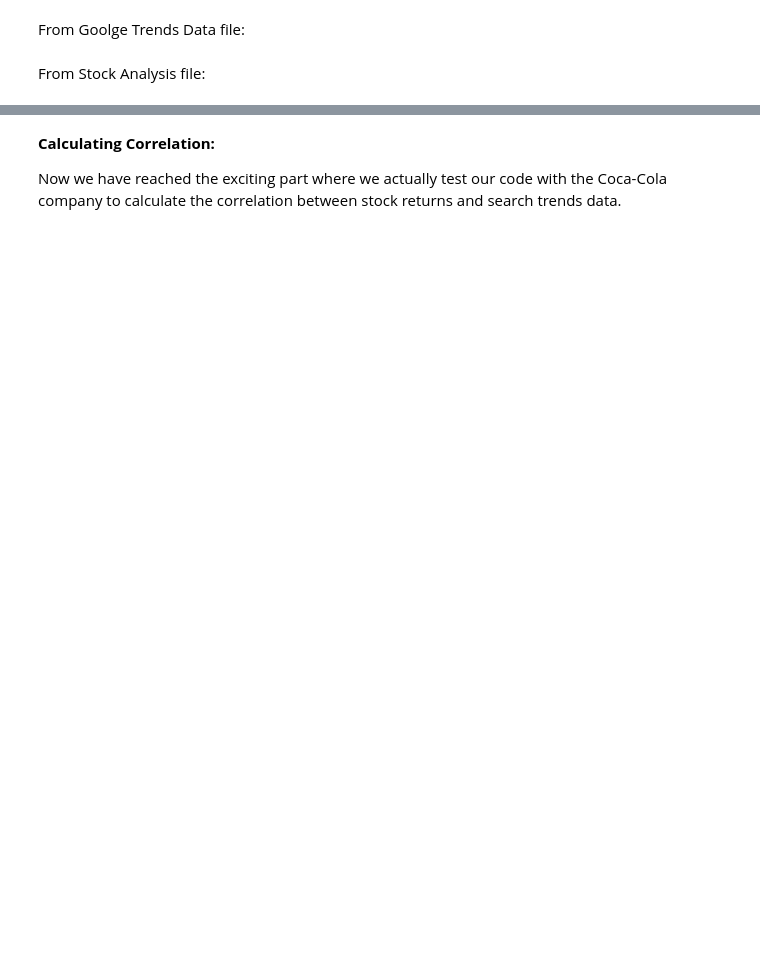
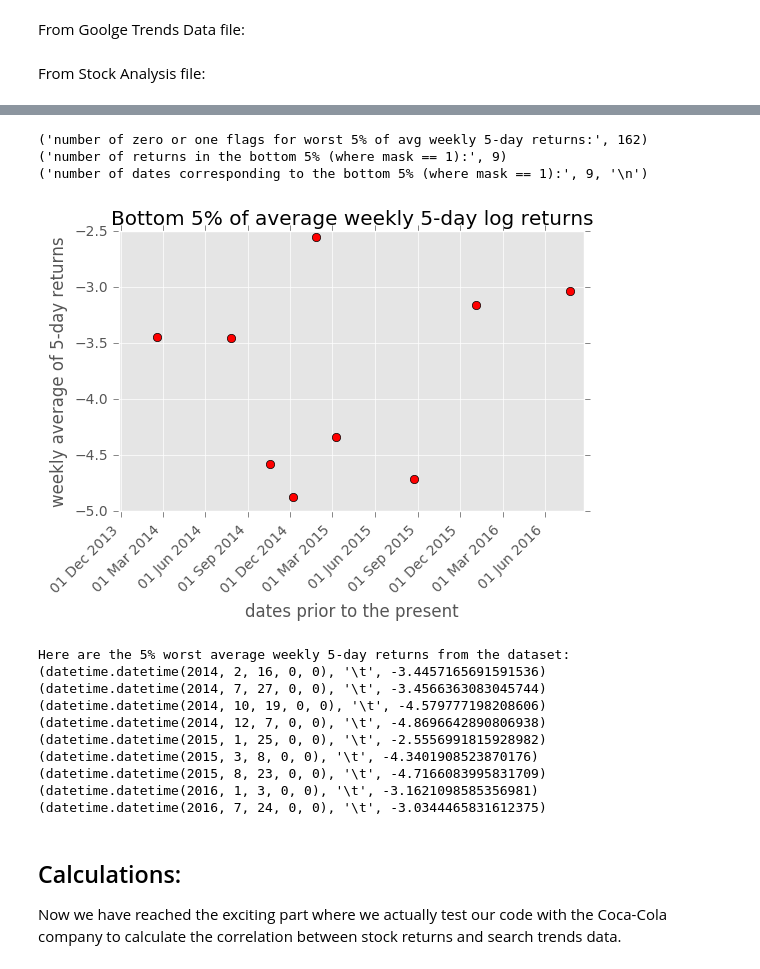
Before and after one commit to matthewebates/financial_data_analysis, a Jupyter notebook: Calculating Correlation.ipynb, the cells around one changed output, grey strips where cells are left out. Saved outputs shown, nothing was run; the diff lists cells and outputs as text; code cells hidden in the pictures; blank space fills up the shorter version.

```diff
--- a/Calculating Correlation.ipynb
+++ b/Calculating Correlation.ipynb
@@ -72,7 +77,7 @@ From Stock Analysis file:
 def getYahooFinanceStockData(stock = '^GSPC', fromMonth = '01', fromDay = '01', fromYear = '1960'):
     #build the url and read the full contents as a string (going back in time upto start of specified year)
     url = 'http://ichart.finance.yahoo.com/table.csv?s=' + stock + '&a=' + fromMonth + '&b=' + fromDay + '&c=' + fromYear
-    fulltext = urllib.request.urlopen(url).read().decode('utf-8')
+    fulltext = urlopen(url).read().decode('utf-8')
 
     #split the fulltext into individual lines based on the newline character
     fulltextlines = fulltext.splitlines()
@@ -83,8 +88,6 @@ def getYahooFinanceStockData(stock = '^GSPC', fromMonth = '01', fromDay = '01',
 
     #note, if you wanted to return reported closing values instead of adjusted closing values, use column data[4] instead of data[6].
     adjustedClosingPrices = data[:,6].astype(np.float)  #convert it to an array of floats instead of strings.
-    ##adjustedClosingPrices = np.array(list(map(float, data[:,6])))
-    ##adjustedClosingPrices = data[:,6]
     closing_dates = data[:,0]
 
     return closing_dates, adjustedClosingPrices
@@ -120,0 +201,5 @@ def worstReturns(stock_returns = np.empty(0), pWorst = 5):
+# %%
+# obtain sundays and average weekly returns that have been reordered
+sundays_of_weeks, weekly_returns = avgWeeklyAndReorder(closing_dates[0:len(closing_dates)-n_days], stock_returns)
+
+for i in range(len(sundays_of_weeks)): print i, '\t', sundays_of_weeks[i], '\t', weekly_returns[i]
@@ -121,4 +224,47 @@ def worstReturns(stock_returns = np.empty(0), pWorst = 5):
+# %%
+# get binomial list where 1 means there was a significant loss
+bottom5Mask = worstReturns(weekly_returns, 5)
+bottom5Returns = np.array([r for r, mask in zip(weekly_returns, bottom5Mask) if mask == 1])
+bottom5Dates = np.array([d for d, mask in zip(sundays_of_weeks, bottom5Mask) if mask == 1])
+print('number of zero or one flags for worst 5% of avg weekly 5-day returns:', len(bottom5Mask))
+print('number of returns in the bottom 5% (where mask == 1):', len(bottom5Returns))
+print('number of dates corresponding to the bottom 5% (where mask == 1):', len(bottom5Dates), '\n')
+
+# plot it...
+pltdata = []
+for i in range(len(bottom5Returns)):
+    pltdata.append((bottom5Dates[i], bottom5Returns[i]))
+x = [date2num(date) for (date, value) in pltdata]
+y = [value for (date, value) in pltdata]
+fig, ax = plt.subplots()
+ax.plot(x,y, 'ro')
+ax.xaxis.set_major_formatter(DateFormatter('%d %b %Y')) #('%b %d %Y'))
+ax.xaxis_date()  #tell matplotlib to interpret the x-axis values as dates
+plt.gcf().autofmt_xdate(rotation=45) #rotate the x labels
+plt.title('Bottom 5% of average weekly 5-day log returns')
+plt.ylabel('weekly average of 5-day returns')
+plt.xlabel('dates prior to the present')
+plt.show()
+
+# display it...
+print('Here are the 5% worst average weekly 5-day returns from the dataset:')
+for i in range(len(bottom5Returns)): print(bottom5Dates[i], '\t', bottom5Returns[i])
+# %% [output]
+('number of zero or one flags for worst 5% of avg weekly 5-day returns:', 162)
+('number of returns in the bottom 5% (where mask == 1):', 9)
+('number of dates corresponding to the bottom 5% (where mask == 1):', 9, '\n')
+[figure, added]
+Here are the 5% worst average weekly 5-day returns from the dataset:
+(datetime.datetime(2014, 2, 16, 0, 0), '\t', -3.4457165691591536)
+(datetime.datetime(2014, 7, 27, 0, 0), '\t', -3.4566363083045744)
+(datetime.datetime(2014, 10, 19, 0, 0), '\t', -4.579777198208606)
+(datetime.datetime(2014, 12, 7, 0, 0), '\t', -4.8696642890806938)
+(datetime.datetime(2015, 1, 25, 0, 0), '\t', -2.5556991815928982)
+(datetime.datetime(2015, 3, 8, 0, 0), '\t', -4.3401908523870176)
+(datetime.datetime(2015, 8, 23, 0, 0), '\t', -4.7166083995831709)
+(datetime.datetime(2016, 1, 3, 0, 0), '\t', -3.1621098585356981)
+(datetime.datetime(2016, 7, 24, 0, 0), '\t', -3.0344465831612375)
 # %% [markdown]
-**Calculating Correlation:**
+## Calculations:
 
 Now we have reached the exciting part where we actually test our code with the Coca-Cola company to calculate the correlation between stock returns and search trends data.
```
Also changed, not shown: parts of 15 cells of this notebook.
